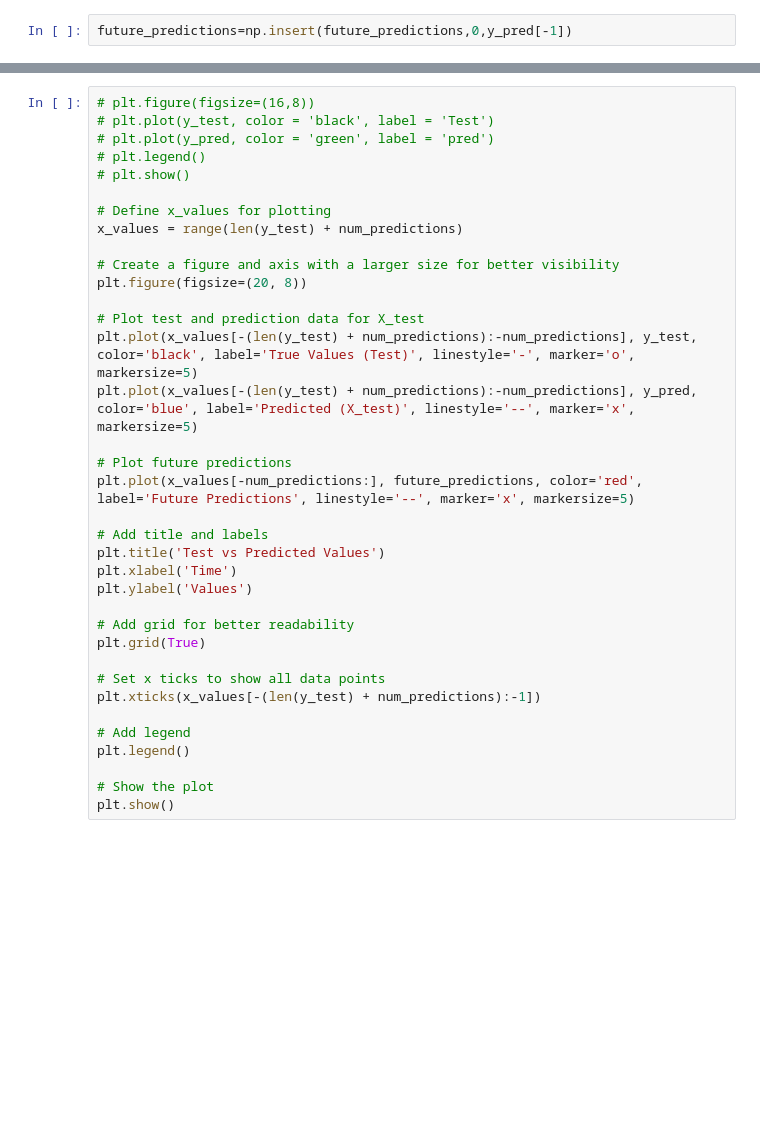
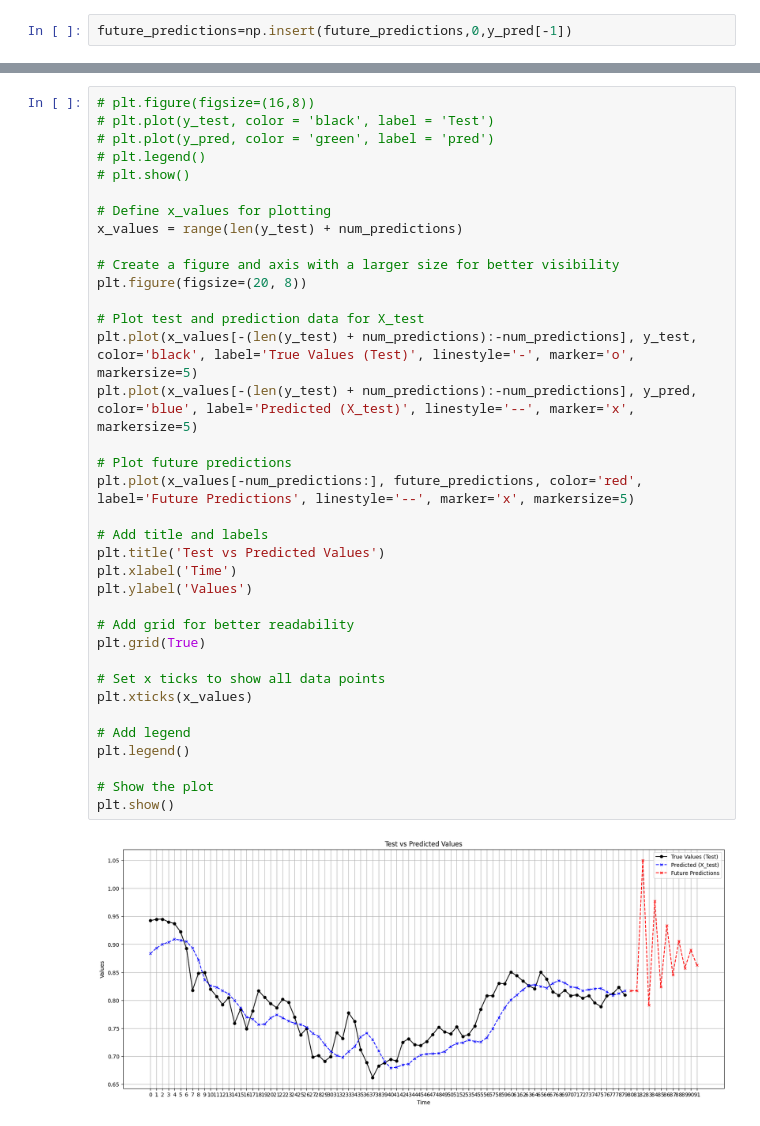
Before and after one commit to Hozayfa-18/Trend-predection-using-LSTM, a Jupyter notebook: LSTM_TrendPrediction_1.ipynb, the cells around one changed output, grey strips where cells are left out. Drawn from its saved outputs; the diff is of its cells as text; blank space fills up the shorter version.

```diff
--- a/LSTM_TrendPrediction_1.ipynb
+++ b/LSTM_TrendPrediction_1.ipynb
@@ -417,34 +456,36 @@ print(num_predictions)
 # plt.show()
 
 # Define x_values for plotting
 x_values = range(len(y_test) + num_predictions)
 
 # Create a figure and axis with a larger size for better visibility
 plt.figure(figsize=(20, 8))
 
 # Plot test and prediction data for X_test
 plt.plot(x_values[-(len(y_test) + num_predictions):-num_predictions], y_test, color='black', label='True Values (Test)', linestyle='-', marker='o', markersize=5)
 plt.plot(x_values[-(len(y_test) + num_predictions):-num_predictions], y_pred, color='blue', label='Predicted (X_test)', linestyle='--', marker='x', markersize=5)
 
 # Plot future predictions
 plt.plot(x_values[-num_predictions:], future_predictions, color='red', label='Future Predictions', linestyle='--', marker='x', markersize=5)
 
 # Add title and labels
 plt.title('Test vs Predicted Values')
 plt.xlabel('Time')
 plt.ylabel('Values')
 
 # Add grid for better readability
 plt.grid(True)
 
 # Set x ticks to show all data points
-plt.xticks(x_values[-(len(y_test) + num_predictions):-1])
+plt.xticks(x_values)
 
 # Add legend
 plt.legend()
 
 # Show the plot
 plt.show()
+# %% [output]
+[figure, added]
 # %%
 # Number of hours to display
 num_hours =60
```
Also changed, not shown: parts of 12 cells of this notebook.
